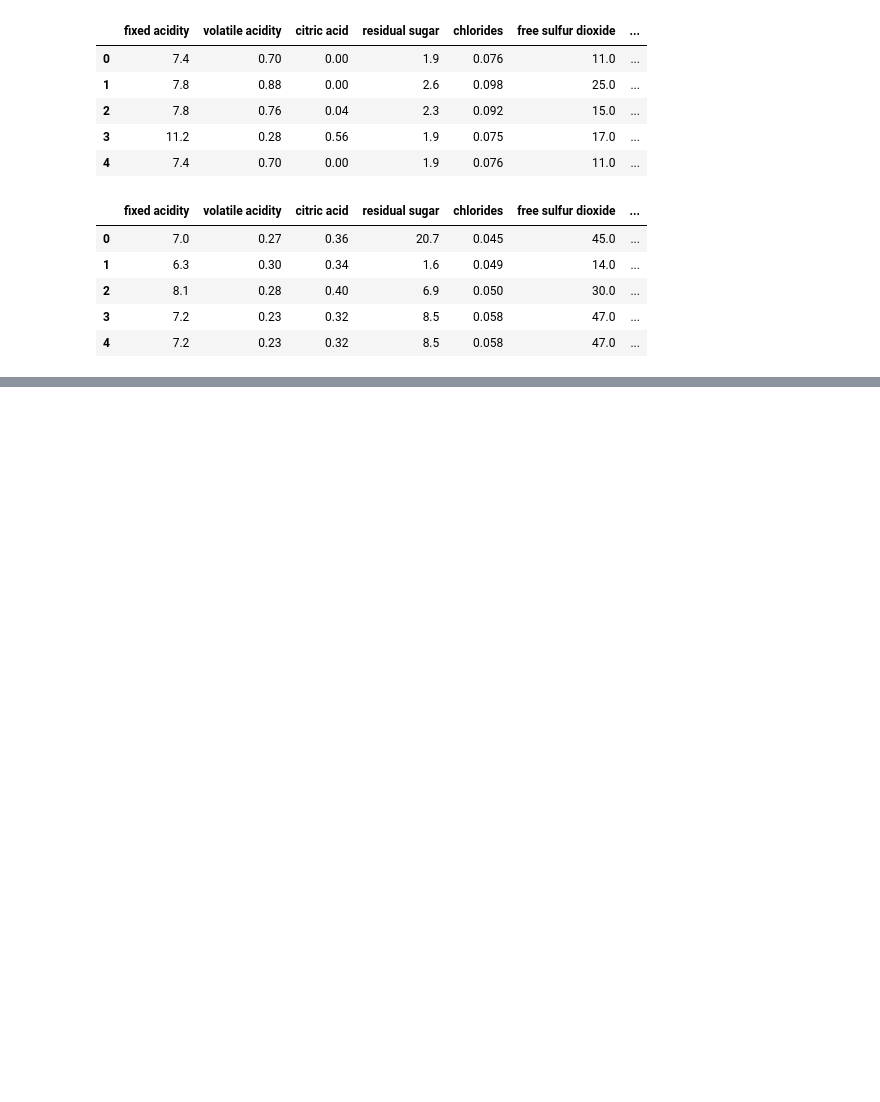
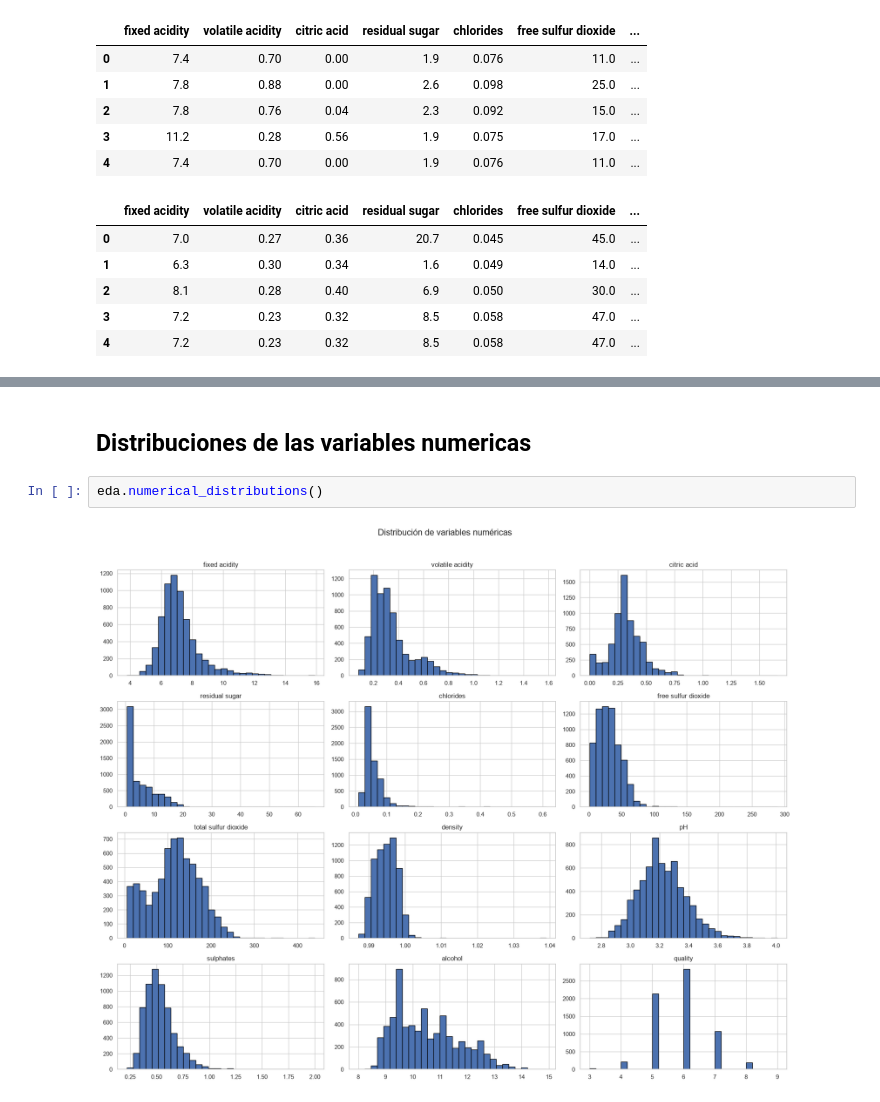
Before and after one commit to MauOrtizC/Proyecto-D-Sistema-de-Prediccion-de-Calidad-de-Vino, a Jupyter notebook: notebooks/01_EDA.ipynb, the cells around one changed output, grey strips where cells are left out. Drawn from its saved outputs; the diff is of its cells as text; blank space fills up the shorter version.

```diff
--- a/notebooks/01_EDA.ipynb
+++ b/notebooks/01_EDA.ipynb
@@ -47,0 +159,6 @@ Dimensión del dataset blanco: (4898, 12)
+# %% [markdown]
+## Distribuciones de las variables numericas
+# %%
+eda.numerical_distributions()
+# %% [output]
+[figure, added]
```
Also changed, not shown: parts of 12 cells of this notebook, 3 other files.
